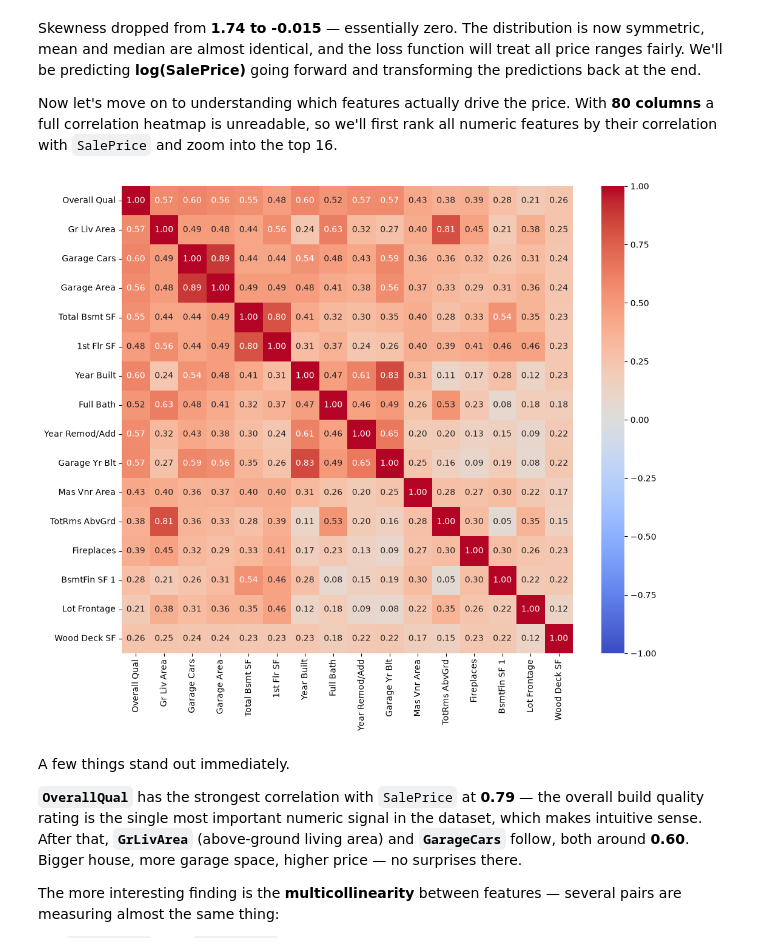
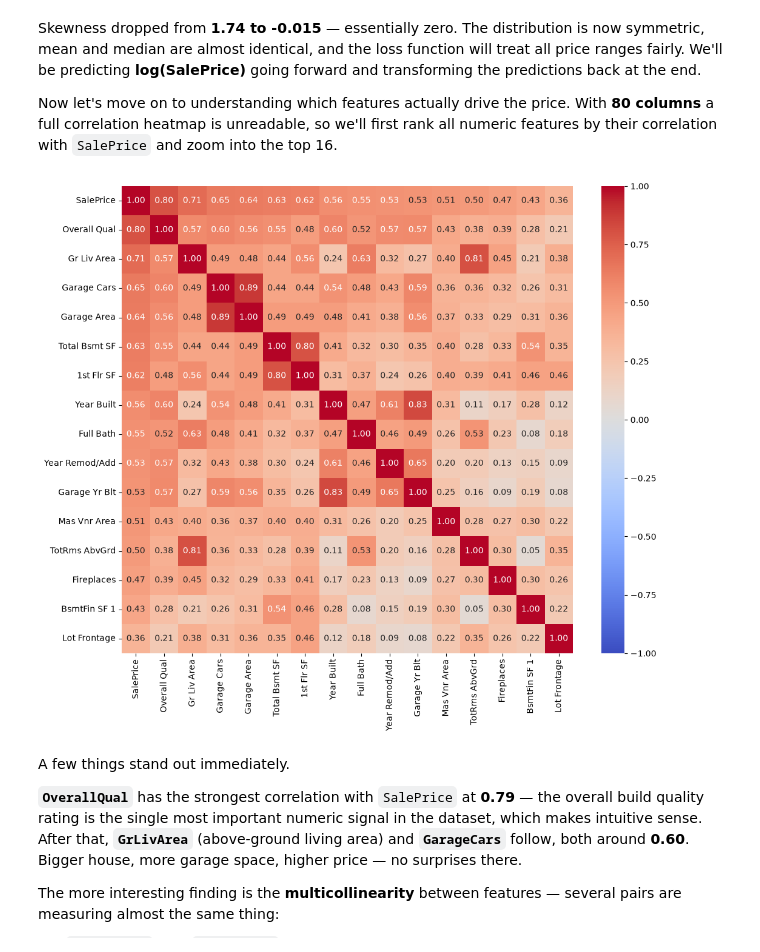
Before and after one commit to bazanov05/ames-housing-ml, a Jupyter notebook: eda/eda.ipynb, the cells around one changed output. Cells and saved outputs as stored; diff of their text form; code cells hidden in the pictures.

```diff
--- a/eda/eda.ipynb
+++ b/eda/eda.ipynb
@@ -51,24 +51,23 @@ Skewness dropped from **1.74 to -0.015** — essentially zero. The distribution
 
 Now let's move on to understanding which features actually drive the price. With **80 columns** a full correlation heatmap is unreadable, so we'll first rank all numeric features by their correlation with `SalePrice` and zoom into the top 16.
 # %%
-# get the top 16 feature names based on correlation with SalePrice
+# get the top 15 feature names based on correlation with SalePrice
 top_features = (
-    df.drop(columns=["SalePrice"])
-    .corrwith(other=df["SalePrice"], numeric_only=True)
+    df.corrwith(other=df["SalePrice"], numeric_only=True)
     .sort_values(key=abs, ascending=False)
     .head(16)
     .index
 )
 
 # compute the 16x16 correlation matrix for those top features
 corr_matrix = df[top_features].corr()
 
 # plot the heatmap
 plt.figure(figsize=(12, 10))
 sns.heatmap(corr_matrix, annot=True, fmt=".2f", cmap="coolwarm", vmin=-1, vmax=1)
 plt.show()
 # %% [output]
-[figure, old version]
+[figure, new version]
 # %% [markdown]
 A few things stand out immediately.
 
```
Also changed, not shown: parts of 4 cells of this notebook.
